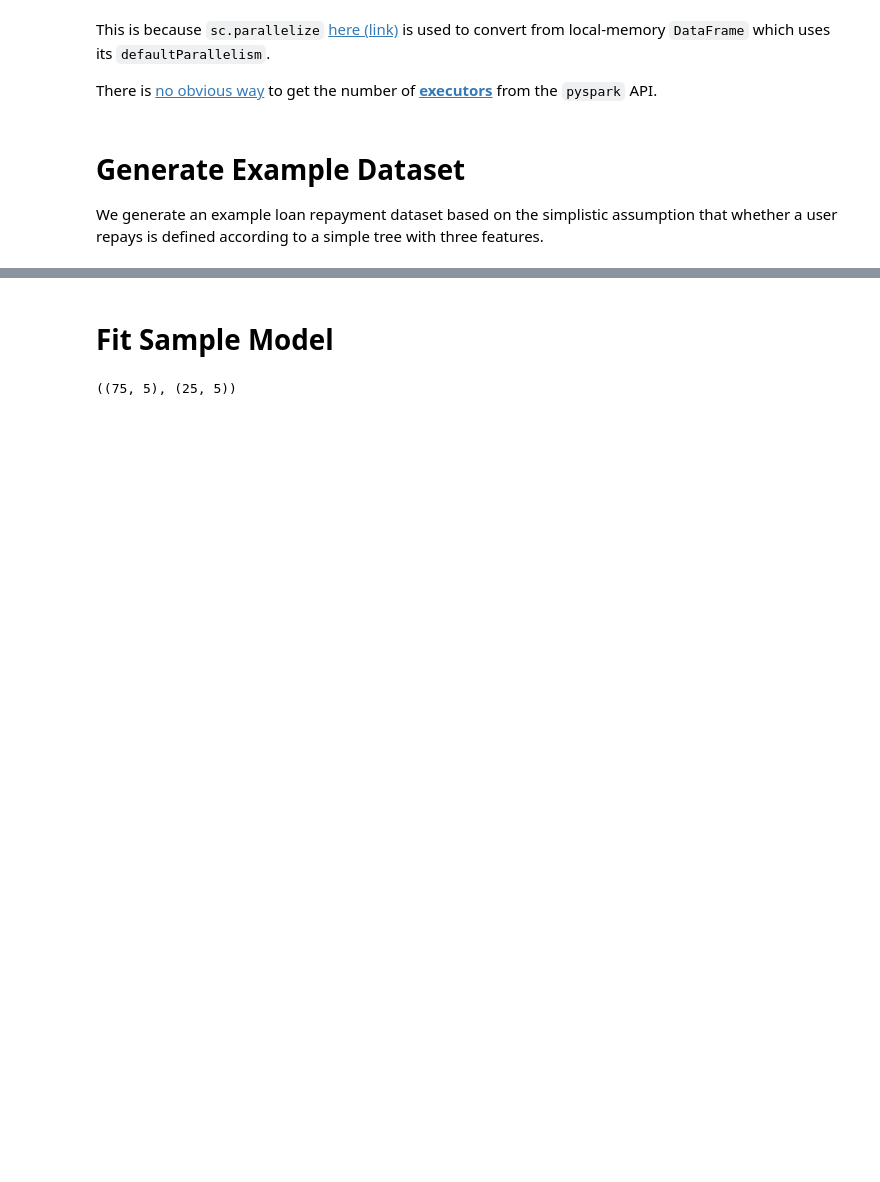
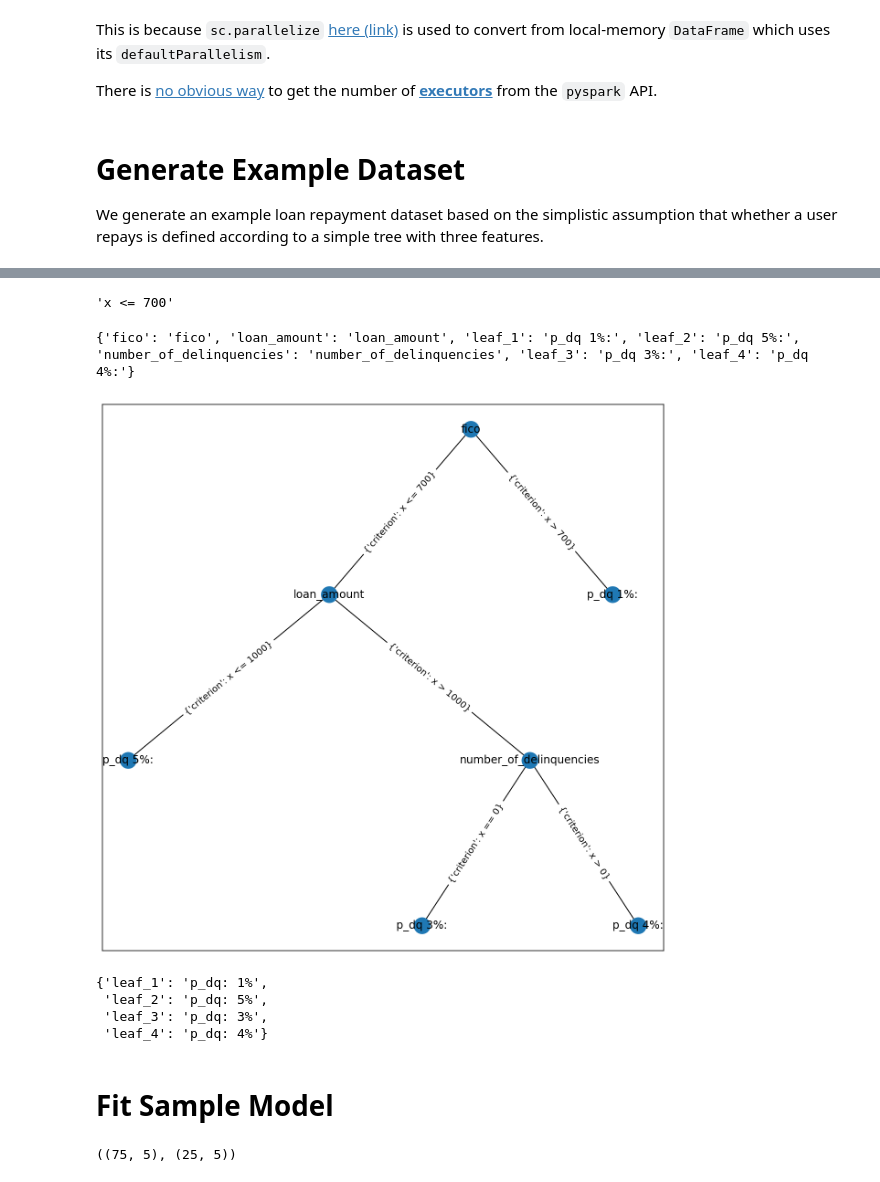
Before and after one commit to Affirm/shparkley, a Jupyter notebook: examples/simple.ipynb, the cells around one changed output, grey strips where cells are left out. Cells and saved outputs as stored; diff of their text form; code cells hidden in the pictures; blank space fills up the shorter version.

```diff
--- a/examples/simple.ipynb
+++ b/examples/simple.ipynb
@@ -88,0 +94,14 @@ We generate an example loan repayment dataset based on the simplistic assumption
+# %%
+class Criterion:
+    """
+    Stores a lambda function of the form lambda x: x <operator> c
+    """
+    def __init__(self, f: Callable):
+        self._f = f
+    def __str__(self):
+        """
+        Just show the criterion, assuming a lambda function
+        """
+        return getsourcelines(self._f)[0][0].split(':')[-1].strip(' )\n')
+    def __repr__(self):
+        return self.__str__()
@@ -88,0 +110,18 @@ We generate an example loan repayment dataset based on the simplistic assumption
+# %%
+str(c)
+# %% [output]
+'x <= 700'
+# %%
+graph = nx.Graph()
+graph.add_edge('fico', 'loan_amount', criterion=Criterion(lambda x: x <= 700))
+graph.add_edge('fico', 'leaf_1', criterion=Criterion(lambda x: x > 700))
+graph.add_edge('loan_amount', 'leaf_2', criterion=Criterion(lambda x: x <= 1000))
+graph.add_edge('loan_amount', 'number_of_delinquencies', criterion=Criterion(lambda x: x > 1000))
+graph.add_edge('number_of_delinquencies', 'leaf_3', criterion=Criterion(lambda x: x == 0))
+graph.add_edge('number_of_delinquencies', 'leaf_4', criterion=Criterion(lambda x: x > 0))
+
+
+graph.nodes['leaf_1']['p_delinquency'] = 0.01
+graph.nodes['leaf_2']['p_delinquency'] = 0.05
+graph.nodes['leaf_3']['p_delinquency'] = 0.03
+graph.nodes['leaf_4']['p_delinquency'] = 0.04
@@ -89,3 +131,20 @@ We generate an example loan repayment dataset based on the simplistic assumption
+# %%
+plt.figure(figsize=(11, 11))
+labels = {k: 'p_dq {0:.0f}%:'.format(v.get('p_delinquency')*100) if v else k for (k, v) in dict(graph.nodes).items()}
+print(labels)
+positions = graphviz_layout(graph, prog='dot')
+nx.draw_networkx(graph, positions, labels=labels)
+_ = nx.draw_networkx_edge_labels(graph, positions)
+# %% [output]
+{'fico': 'fico', 'loan_amount': 'loan_amount', 'leaf_1': 'p_dq 1%:', 'leaf_2': 'p_dq 5%:', 'number_of_delinquencies': 'number_of_delinquencies', 'leaf_3': 'p_dq 3%:', 'leaf_4': 'p_dq 4%:'}
+[figure, added]
+# %%
+labels
+# %% [output]
+{'leaf_1': 'p_dq: 1%',
+ 'leaf_2': 'p_dq: 5%',
+ 'leaf_3': 'p_dq: 3%',
+ 'leaf_4': 'p_dq: 4%'}
 # %% [markdown]
 # Fit Sample Model
 # %%
```
Also changed, not shown: parts of 4 cells of this notebook.
